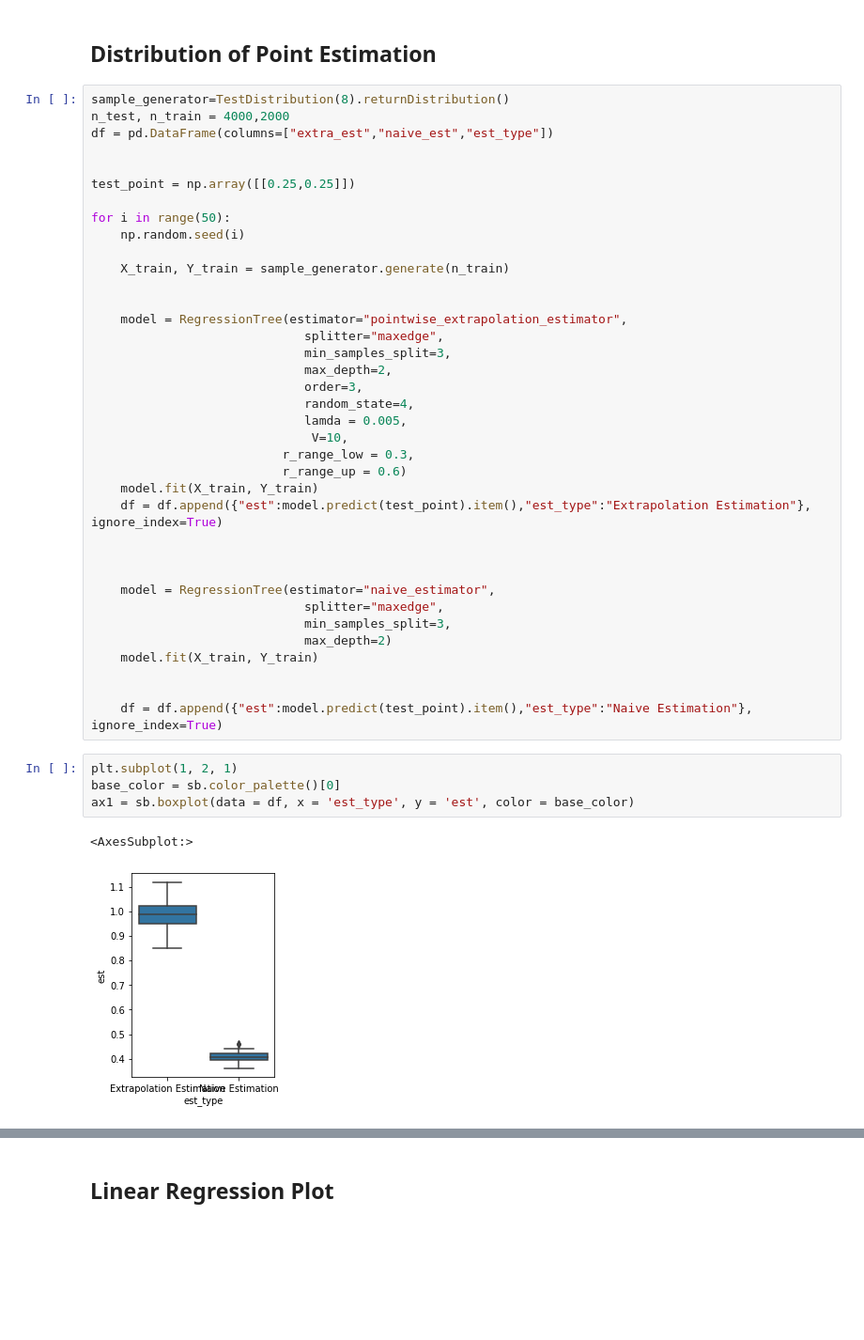
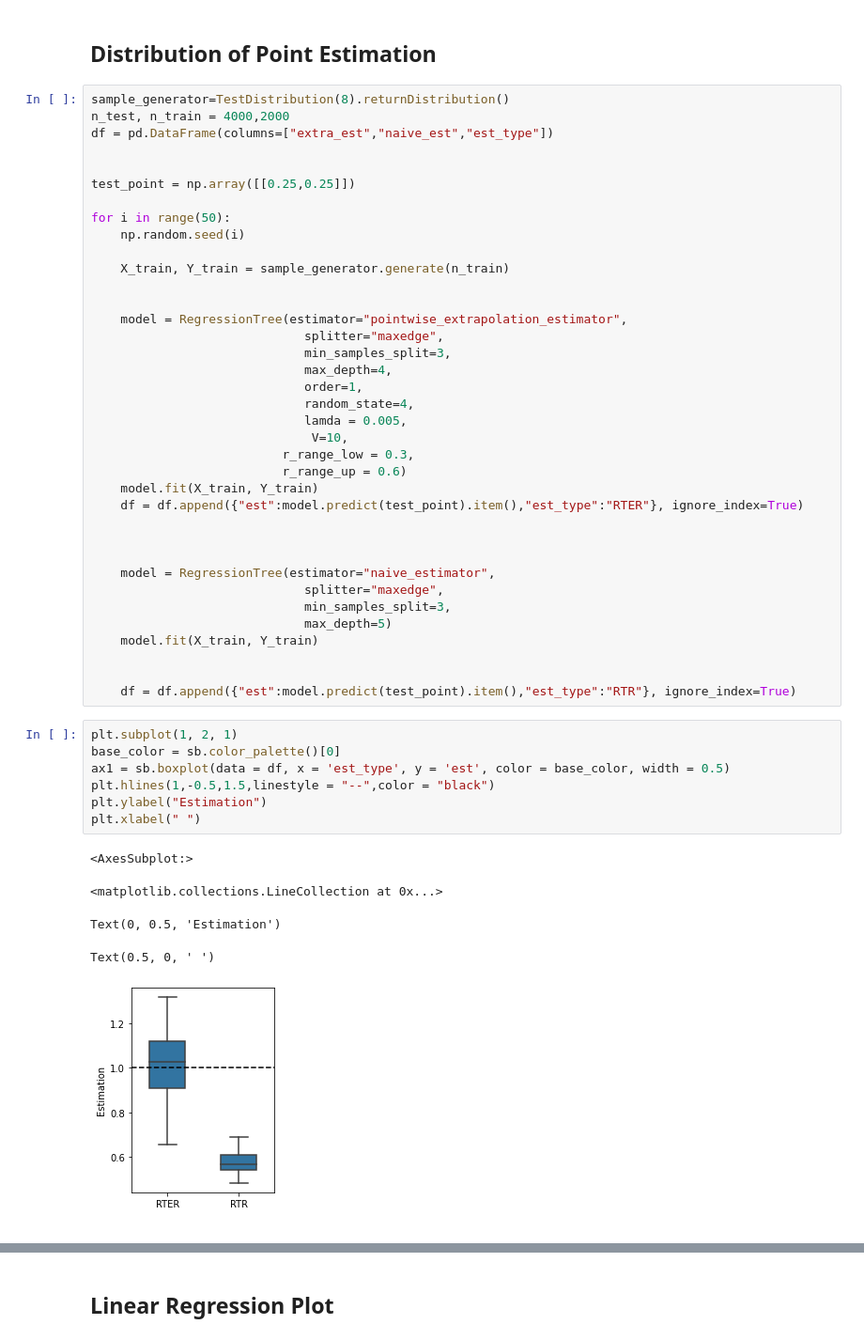
Before and after one commit to Karlmyh/RTER, a Jupyter notebook: plot.ipynb, the cells around one changed output, grey strips where cells are left out. Shown at 94% size. Drawn from its saved outputs; the diff is of its cells as text; blank space fills up the shorter version.

Commit message:
sort plot code

```diff
--- a/plot.ipynb
+++ b/plot.ipynb
@@ -218,30 +219,36 @@ for i in range(50):
     model = RegressionTree(estimator="pointwise_extrapolation_estimator",
                              splitter="maxedge",
                              min_samples_split=3,
-                             max_depth=2,
-                             order=3,
+                             max_depth=4,
+                             order=1,
                              random_state=4,
                              lamda = 0.005,
                               V=10,
                           r_range_low = 0.3,
                           r_range_up = 0.6)
     model.fit(X_train, Y_train)
-    df = df.append({"est":model.predict(test_point).item(),"est_type":"Extrapolation Estimation"}, ignore_index=True)
+    df = df.append({"est":model.predict(test_point).item(),"est_type":"RTER"}, ignore_index=True)
 
 
 
     model = RegressionTree(estimator="naive_estimator",
                              splitter="maxedge",
                              min_samples_split=3,
-                             max_depth=2)
+                             max_depth=5)
     model.fit(X_train, Y_train)
 
 
-    df = df.append({"est":model.predict(test_point).item(),"est_type":"Naive Estimation"}, ignore_index=True)
+    df = df.append({"est":model.predict(test_point).item(),"est_type":"RTR"}, ignore_index=True)
 # %%
 plt.subplot(1, 2, 1)
 base_color = sb.color_palette()[0]
-ax1 = sb.boxplot(data = df, x = 'est_type', y = 'est', color = base_color)
+ax1 = sb.boxplot(data = df, x = 'est_type', y = 'est', color = base_color, width = 0.5)
+plt.hlines(1,-0.5,1.5,linestyle = "--",color = "black")
+plt.ylabel("Estimation")
+plt.xlabel(" ")
 # %% [output]
 <AxesSubplot:>
+<matplotlib.collections.LineCollection at 0x...>
+Text(0, 0.5, 'Estimation')
+Text(0.5, 0, ' ')
-[figure, old version]
+[figure, new version]
```
Also changed, not shown: parts of 26 cells of this notebook, 24 other files.
